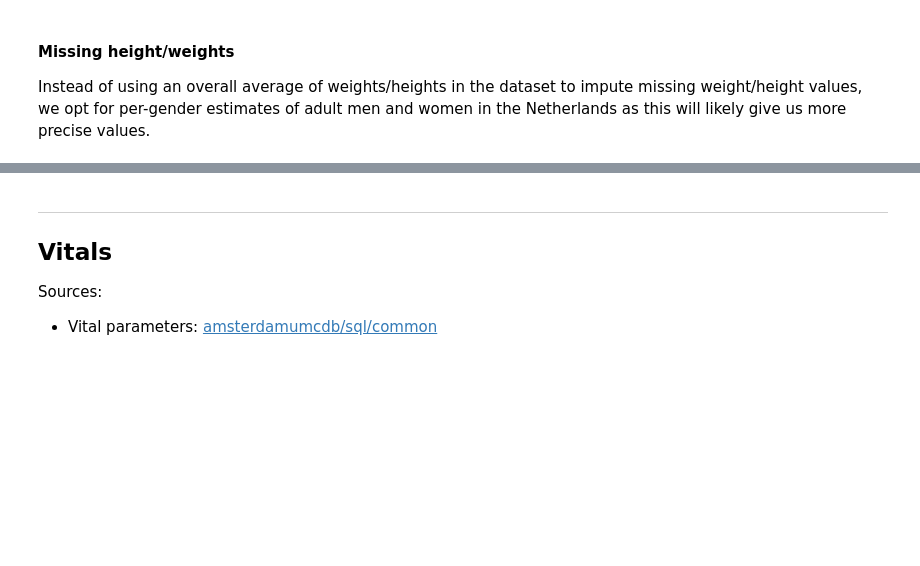
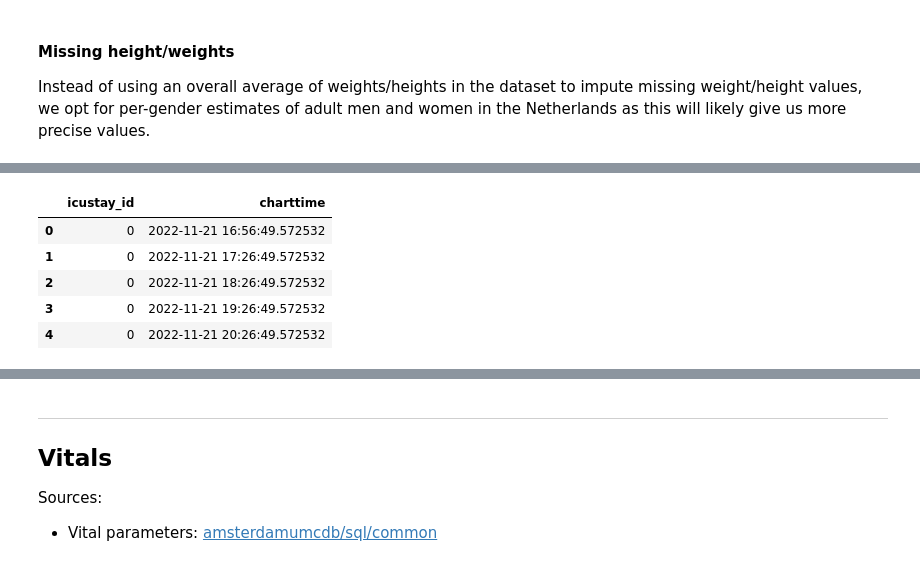
Before and after one commit to thomas097/Haemodynamic-Optimization-Reinforcement-Learning, a Jupyter notebook: data/amsterdam-umc-db/DataExtraction_AmsterdamUMCdb_AllAdmissions.ipynb, the cells around one changed output, grey strips where cells are left out. Drawn from its saved outputs; the diff is of its cells as text; code cells hidden in the pictures; blank space fills up the shorter version.

```diff
--- a/data/amsterdam-umc-db/DataExtraction_AmsterdamUMCdb_AllAdmissions.ipynb
+++ b/data/amsterdam-umc-db/DataExtraction_AmsterdamUMCdb_AllAdmissions.ipynb
@@ -740,3 +791,20 @@ Sources:
+# %%
+is_elective = set()
+is_sepsis = set()
+
+for _, chunk in pbar(read_csv(r"D:/AmsterdamUMCdb-v1.0.2/listitems.csv", usecols=['admissionid', 'itemid', 'valueid', 'measuredat'])):
+
+    # Was sepsis explicitly diagnosed
+    sepsis_chunk = chunk[(chunk.itemid == 15808) & (chunk.valueid == 1)] # 'opname sepsis' + 'Ja'
+    is_sepsis.update(sepsis_chunk.admissionid)
+
+    # Post-operative (i.e. elective) admission
+    post_surg_chunk = chunk[
+        chunk.itemid.isin(IS_SURGICAL) |
+        ((chunk.itemid == 18669) & ((chunk.valueid >= 1) | (chunk.valueid <= 26))) |
+        ((chunk.itemid == 18671) & ((chunk.valueid >= 222) | (chunk.valueid <= 452)))
+    ]
+    is_elective.update(post_surg_chunk.admissionid)
 # %% [markdown]
 ### Putting it all together
 # %%
@@ -772,0 +849,30 @@ demo_df.to_csv(OUT_DIR + 'demographics_cohort.csv', index=False)
+# %%
+vent_dfs = []
+
+for _, chunk in pbar(read_csv(r"D:/AmsterdamUMCdb-v1.0.2/listitems.csv", usecols=['admissionid', 'itemid', 'valueid', 'measuredat'])):
+    # which observations are within 72h of start admission?
+    times = hours_in_admission(chunk.measuredat, chunk.admissionid)
+    chunk = chunk[(times > 0) & (times < 72)]
+    if not len(chunk):
+        continue
+
+    # which of those admissions indicate the use of ventilatory support?
+    chunk = chunk[is_mech_vent(chunk.itemid, chunk.valueid)]
+
+    # Store in new DataFrame
+    vent_df = pd.DataFrame({
+        'icustay_id': chunk.admissionid,
+        'charttime': to_timestamp(first_admission_start, ms=chunk.measuredat),
+    })
+    vent_dfs.append(vent_df)
+
+# Merge ventilator DataFrames
+vent_dfs = pd.concat(vent_dfs, axis=0).reset_index(drop=True)
+vent_dfs.head()
+# %% [output]
+|  | icustay_id | charttime |
+| 0 | 0 | 2022-11-21 16:56:49.572532 |
+| 1 | 0 | 2022-11-21 17:26:49.572532 |
+| 2 | 0 | 2022-11-21 18:26:49.572532 |
+| 3 | 0 | 2022-11-21 19:26:49.572532 |
+| 4 | 0 | 2022-11-21 20:26:49.572532 |
```
Also changed, not shown: parts of 15 cells of this notebook.
